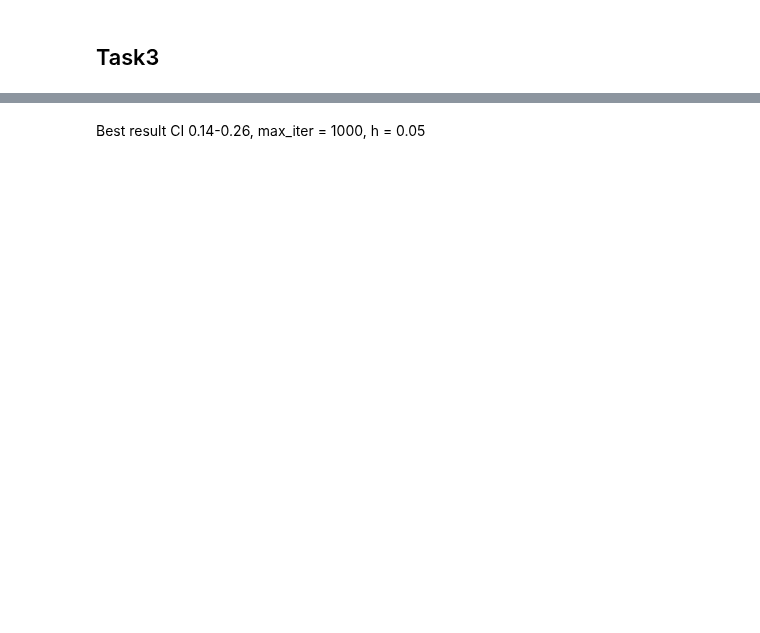
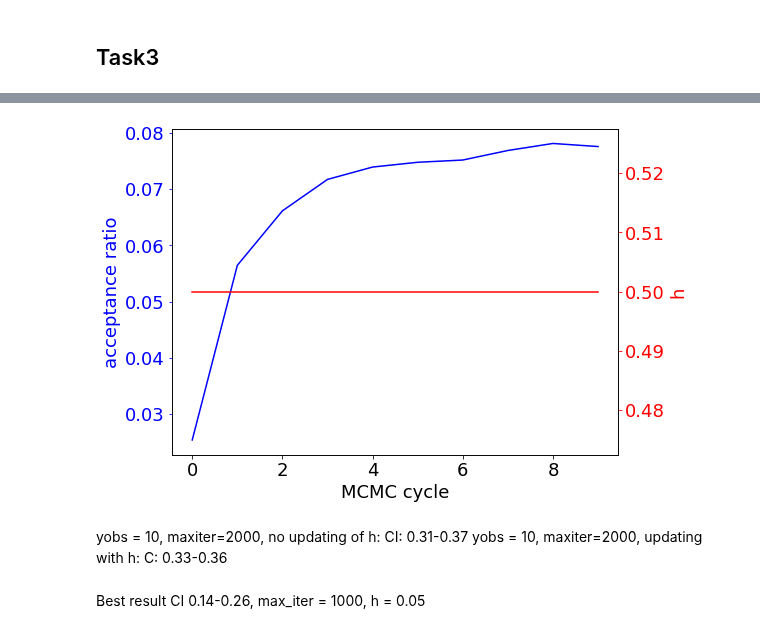
Before and after one commit to elindgren/asam_projects, a Jupyter notebook: Project3/project3_galton_board.ipynb, the cells around one changed output, grey strips where cells are left out. Saved outputs shown, nothing was run; the diff lists cells and outputs as text; code cells hidden in the pictures; blank space fills up the shorter version.

```diff
--- a/Project3/project3_galton_board.ipynb
+++ b/Project3/project3_galton_board.ipynb
@@ -495,3 +511,21 @@ print(a.shape)
+# %%
+fig, ax = plt.subplots(figsize=(8,6))
+p1, = ax.plot(acc_rat, c='b', label='acceptance ratio')
+ax2 = ax.twinx()
+p2, = ax2.plot(hs, c='r', label='h')
+
+ax2.set_ylabel('h')
+ax.set_ylabel('acceptance ratio')
+ax.set_xlabel('MCMC cycle')
+ax.yaxis.label.set_color(p1.get_color())
+ax2.yaxis.label.set_color(p2.get_color())
+ax.tick_params(axis='y', colors=p1.get_color())
+ax2.tick_params(axis='y', colors=p2.get_color())
+# %% [output]
+[figure, added]
+# %% [markdown]
+yobs = 10, maxiter=2000, no updating of h: CI: 0.31-0.37
+yobs = 10, maxiter=2000, updating with h: C: 0.33-0.36
 # %% [markdown]
 Best result CI 0.14-0.26, max_iter = 1000, h = 0.05
 # %%
```
Also changed, not shown: parts of 14 cells of this notebook, 2 other files.
